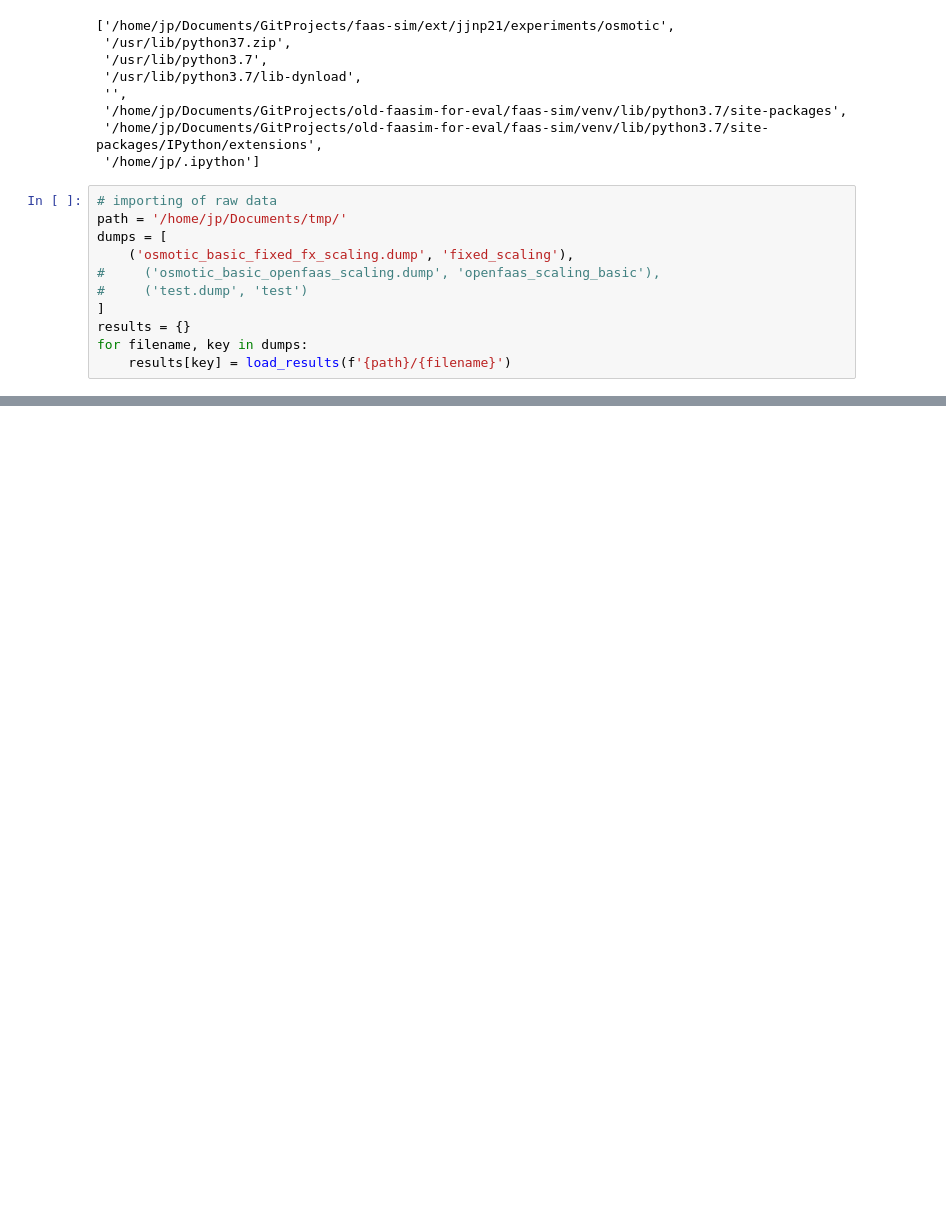
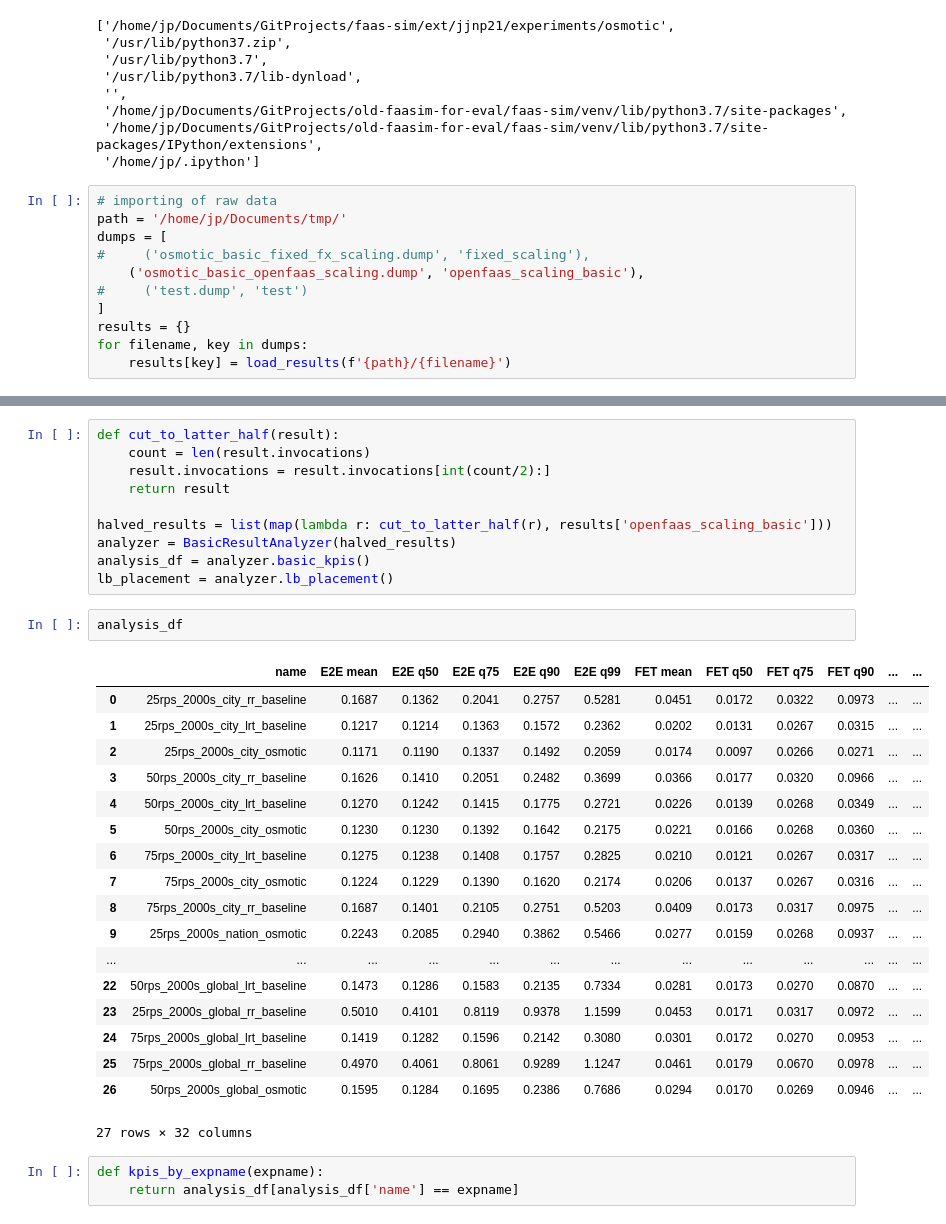
Before and after one commit to edgerun/faas-sim, a Jupyter notebook: ext/jjnp21/experiments/osmotic/osmotic_base_analysis.ipynb, the cells around one changed output, grey strips where cells are left out. Cells and saved outputs as stored; diff of their text form; blank space fills up the shorter version.

```diff
--- a/ext/jjnp21/experiments/osmotic/osmotic_base_analysis.ipynb
+++ b/ext/jjnp21/experiments/osmotic/osmotic_base_analysis.ipynb
@@ -33,8 +36,8 @@ def load_results(path) -> List[Result]:
 # importing of raw data
 path = '/home/jp/Documents/tmp/'
 dumps = [
-    ('osmotic_basic_fixed_fx_scaling.dump', 'fixed_scaling'),
-#     ('osmotic_basic_openfaas_scaling.dump', 'openfaas_scaling_basic'),
+#     ('osmotic_basic_fixed_fx_scaling.dump', 'fixed_scaling'),
+    ('osmotic_basic_openfaas_scaling.dump', 'openfaas_scaling_basic'),
 #     ('test.dump', 'test')
 ]
 results = {}
@@ -80,0 +120,34 @@ r.scale
+# %%
+def cut_to_latter_half(result):
+    count = len(result.invocations)
+    result.invocations = result.invocations[int(count/2):]
+    return result
+
+halved_results = list(map(lambda r: cut_to_latter_half(r), results['openfaas_scaling_basic']))
+analyzer = BasicResultAnalyzer(halved_results)
+analysis_df = analyzer.basic_kpis()
+lb_placement = analyzer.lb_placement()
+# %%
+analysis_df
+# %% [output]
+|  | name | E2E mean | E2E q50 | E2E q75 | E2E q90 | E2E q99 | FET mean | FET q50 | FET q75 | FET q90 | ... | ... |
+| 0 | 25rps_2000s_city_rr_baseline | 0.1687 | 0.1362 | 0.2041 | 0.2757 | 0.5281 | 0.0451 | 0.0172 | 0.0322 | 0.0973 | ... | ... |
+| 1 | 25rps_2000s_city_lrt_baseline | 0.1217 | 0.1214 | 0.1363 | 0.1572 | 0.2362 | 0.0202 | 0.0131 | 0.0267 | 0.0315 | ... | ... |
+| 2 | 25rps_2000s_city_osmotic | 0.1171 | 0.1190 | 0.1337 | 0.1492 | 0.2059 | 0.0174 | 0.0097 | 0.0266 | 0.0271 | ... | ... |
+| 3 | 50rps_2000s_city_rr_baseline | 0.1626 | 0.1410 | 0.2051 | 0.2482 | 0.3699 | 0.0366 | 0.0177 | 0.0320 | 0.0966 | ... | ... |
+| 4 | 50rps_2000s_city_lrt_baseline | 0.1270 | 0.1242 | 0.1415 | 0.1775 | 0.2721 | 0.0226 | 0.0139 | 0.0268 | 0.0349 | ... | ... |
+| 5 | 50rps_2000s_city_osmotic | 0.1230 | 0.1230 | 0.1392 | 0.1642 | 0.2175 | 0.0221 | 0.0166 | 0.0268 | 0.0360 | ... | ... |
+| 6 | 75rps_2000s_city_lrt_baseline | 0.1275 | 0.1238 | 0.1408 | 0.1757 | 0.2825 | 0.0210 | 0.0121 | 0.0267 | 0.0317 | ... | ... |
+| 7 | 75rps_2000s_city_osmotic | 0.1224 | 0.1229 | 0.1390 | 0.1620 | 0.2174 | 0.0206 | 0.0137 | 0.0267 | 0.0316 | ... | ... |
+| 8 | 75rps_2000s_city_rr_baseline | 0.1687 | 0.1401 | 0.2105 | 0.2751 | 0.5203 | 0.0409 | 0.0173 | 0.0317 | 0.0975 | ... | ... |
+| 9 | 25rps_2000s_nation_osmotic | 0.2243 | 0.2085 | 0.2940 | 0.3862 | 0.5466 | 0.0277 | 0.0159 | 0.0268 | 0.0937 | ... | ... |
+| ... | ... | ... | ... | ... | ... | ... | ... | ... | ... | ... | ... | ... |
+| 22 | 50rps_2000s_global_lrt_baseline | 0.1473 | 0.1286 | 0.1583 | 0.2135 | 0.7334 | 0.0281 | 0.0173 | 0.0270 | 0.0870 | ... | ... |
+| 23 | 25rps_2000s_global_rr_baseline | 0.5010 | 0.4101 | 0.8119 | 0.9378 | 1.1599 | 0.0453 | 0.0171 | 0.0317 | 0.0972 | ... | ... |
+| 24 | 75rps_2000s_global_lrt_baseline | 0.1419 | 0.1282 | 0.1596 | 0.2142 | 0.3080 | 0.0301 | 0.0172 | 0.0270 | 0.0953 | ... | ... |
+| 25 | 75rps_2000s_global_rr_baseline | 0.4970 | 0.4061 | 0.8061 | 0.9289 | 1.1247 | 0.0461 | 0.0179 | 0.0670 | 0.0978 | ... | ... |
+| 26 | 50rps_2000s_global_osmotic | 0.1595 | 0.1284 | 0.1695 | 0.2386 | 0.7686 | 0.0294 | 0.0170 | 0.0269 | 0.0946 | ... | ... |
+27 rows × 32 columns
+# %%
+def kpis_by_expname(expname):
+    return analysis_df[analysis_df['name'] == expname]
```
Also changed, not shown: parts of 12 cells of this notebook.
